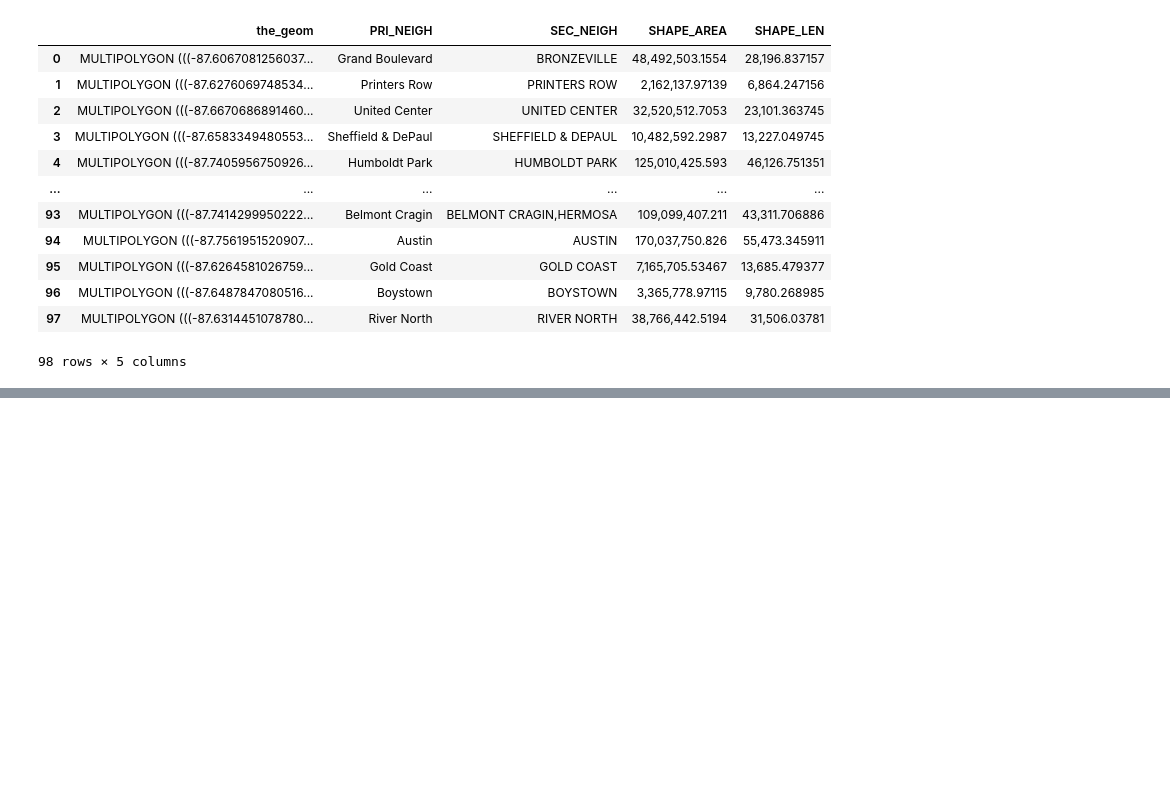
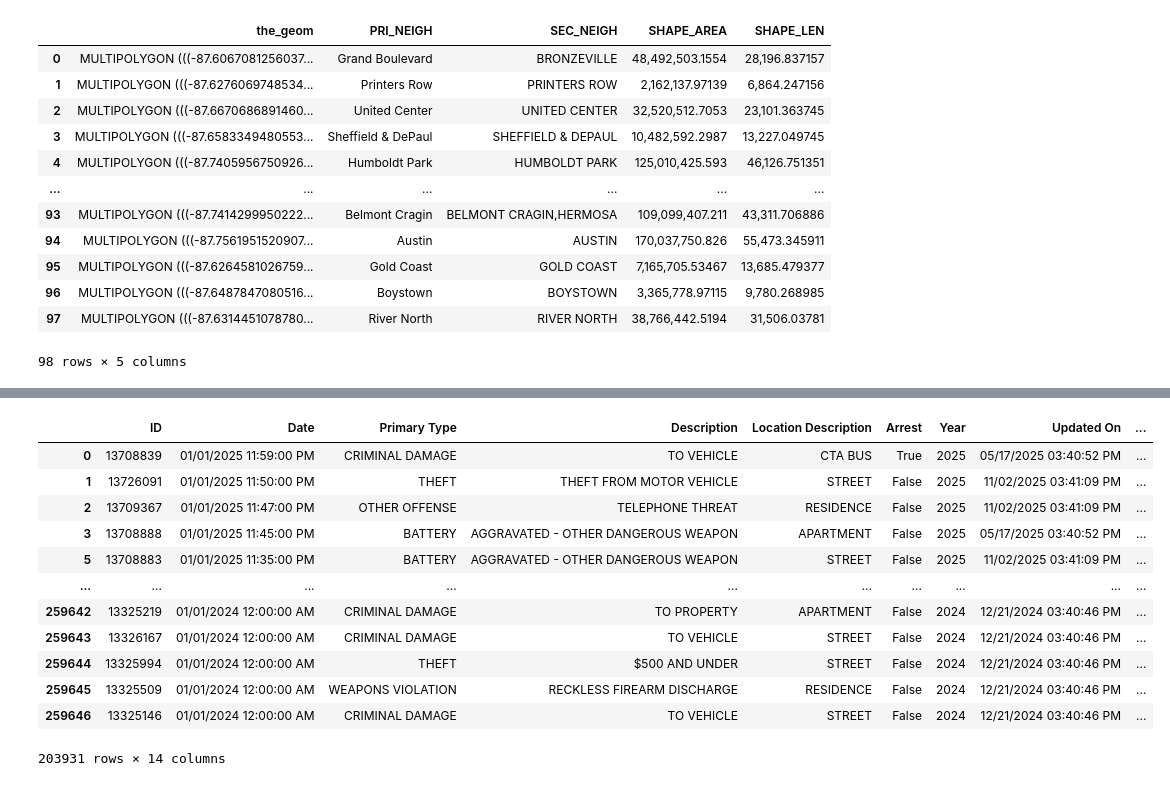
Before and after one commit to meganwood4/is477_megan_rachel, a Jupyter notebook: final_project.ipynb, the cells around one changed output, grey strips where cells are left out. Saved outputs shown, nothing was run; the diff lists cells and outputs as text; code cells hidden in the pictures; blank space fills up the shorter version.

```diff
--- a/final_project.ipynb
+++ b/final_project.ipynb
@@ -187,0 +255,2 @@ df_neighborhoods
+# %%
+gdf_crimes = gpd.GeoDataFrame(df_crimes, geometry=gpd.points_from_xy(df_crimes.Longitude, df_crimes.Latitude), crs="EPSG:4326")
@@ -187,0 +261,20 @@ df_neighborhoods
+# %%
+gdf_crimes = gpd.sjoin(gdf_crimes, gdf_neighborhoods[["PRI_NEIGH", "geometry"]], how="left", predicate="within")
+# %%
+gdf_crimes = gdf_crimes[gdf_crimes["PRI_NEIGH"].isna() == False]
+# %%
+gdf_crimes
+# %% [output]
+|  | ID | Date | Primary Type | Description | Location Description | Arrest | Year | Updated On | ... |
+| 0 | 13708839 | 01/01/2025 11:59:00 PM | CRIMINAL DAMAGE | TO VEHICLE | CTA BUS | True | 2025 | 05/17/2025 03:40:52 PM | ... |
+| 1 | 13726091 | 01/01/2025 11:50:00 PM | THEFT | THEFT FROM MOTOR VEHICLE | STREET | False | 2025 | 11/02/2025 03:41:09 PM | ... |
+| 2 | 13709367 | 01/01/2025 11:47:00 PM | OTHER OFFENSE | TELEPHONE THREAT | RESIDENCE | False | 2025 | 11/02/2025 03:41:09 PM | ... |
+| 3 | 13708888 | 01/01/2025 11:45:00 PM | BATTERY | AGGRAVATED - OTHER DANGEROUS WEAPON | APARTMENT | False | 2025 | 05/17/2025 03:40:52 PM | ... |
+| 5 | 13708883 | 01/01/2025 11:35:00 PM | BATTERY | AGGRAVATED - OTHER DANGEROUS WEAPON | STREET | False | 2025 | 11/02/2025 03:41:09 PM | ... |
+| ... | ... | ... | ... | ... | ... | ... | ... | ... | ... |
+| 259642 | 13325219 | 01/01/2024 12:00:00 AM | CRIMINAL DAMAGE | TO PROPERTY | APARTMENT | False | 2024 | 12/21/2024 03:40:46 PM | ... |
+| 259643 | 13326167 | 01/01/2024 12:00:00 AM | CRIMINAL DAMAGE | TO VEHICLE | STREET | False | 2024 | 12/21/2024 03:40:46 PM | ... |
+| 259644 | 13325994 | 01/01/2024 12:00:00 AM | THEFT | $500 AND UNDER | STREET | False | 2024 | 12/21/2024 03:40:46 PM | ... |
+| 259645 | 13325509 | 01/01/2024 12:00:00 AM | WEAPONS VIOLATION | RECKLESS FIREARM DISCHARGE | RESIDENCE | False | 2024 | 12/21/2024 03:40:46 PM | ... |
+| 259646 | 13325146 | 01/01/2024 12:00:00 AM | CRIMINAL DAMAGE | TO VEHICLE | STREET | False | 2024 | 12/21/2024 03:40:46 PM | ... |
+203931 rows × 14 columns
```
Also changed, not shown: parts of 21 cells of this notebook.
